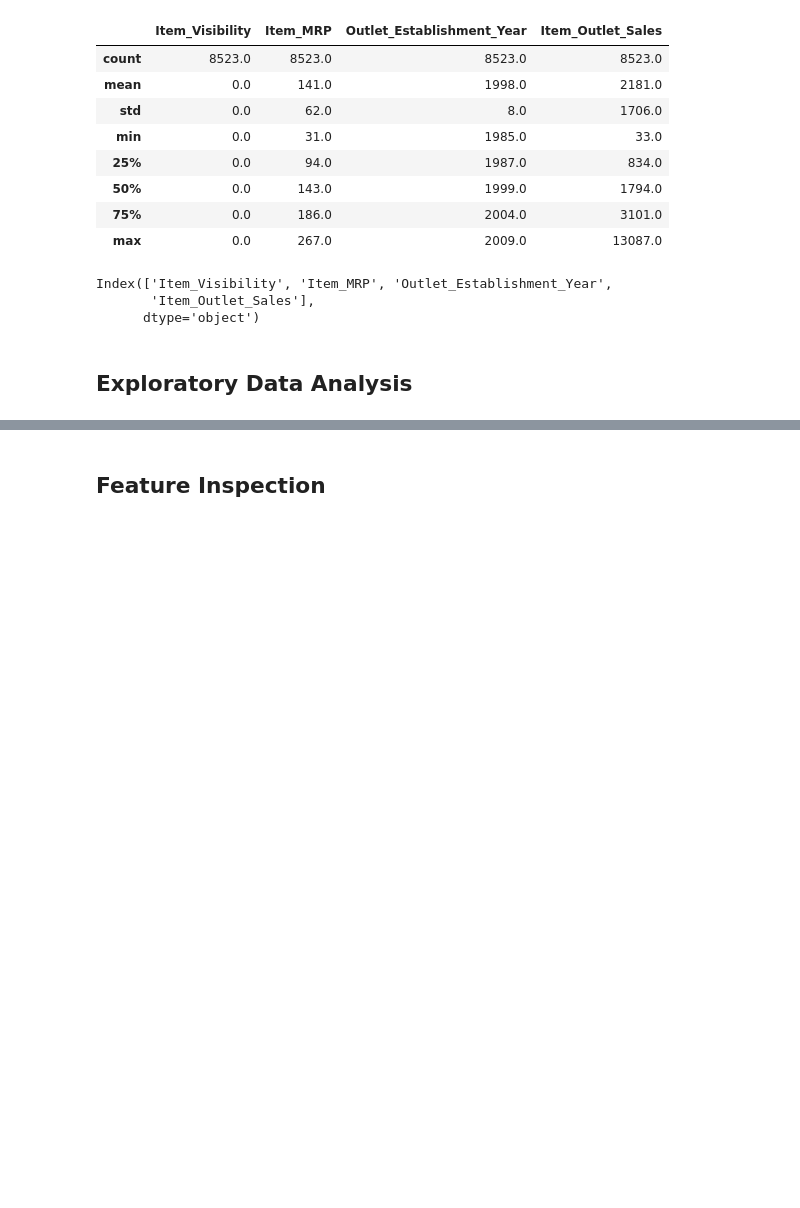
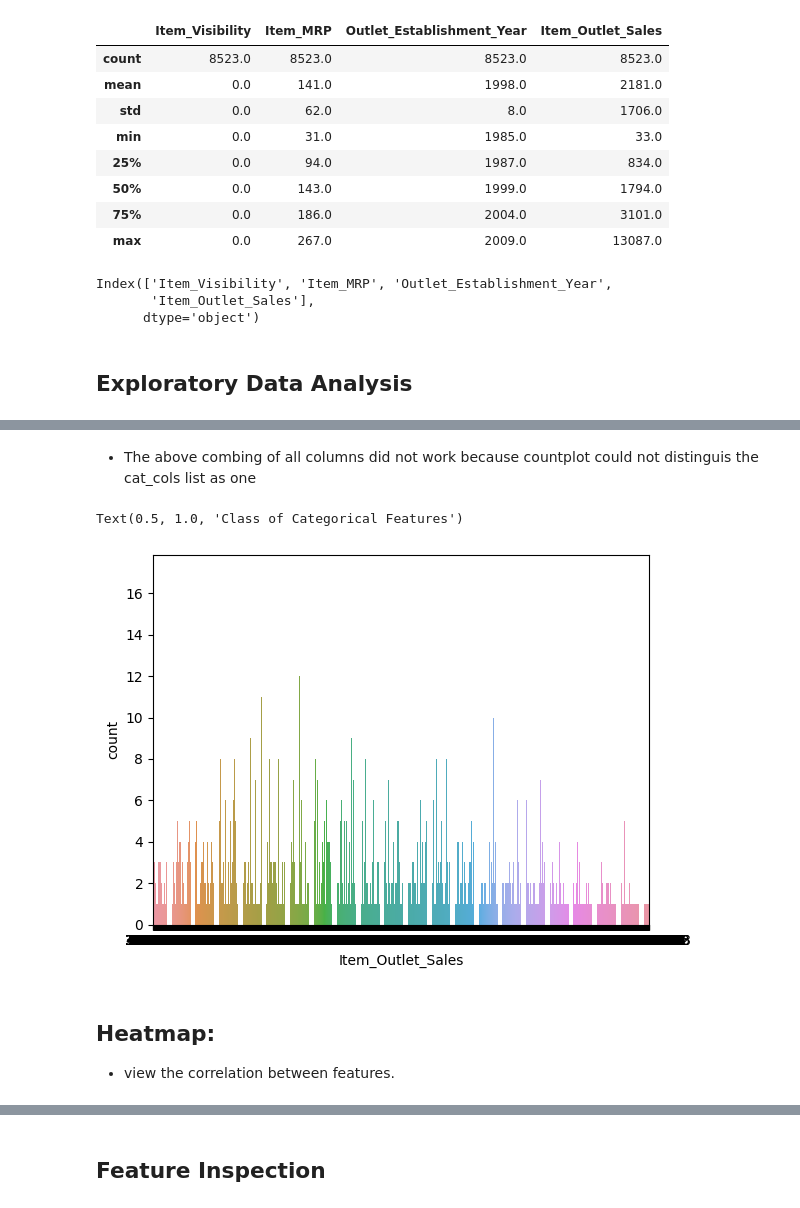
Before and after one commit to VALDE021/Prediction-of-Product-Sales, a Jupyter notebook: Eric_N_Valdez's_Prediction_of_Product_Sales.ipynb, the cells around one changed output, grey strips where cells are left out. Cells and saved outputs as stored; diff of their text form; code cells hidden in the pictures; blank space fills up the shorter version.

```diff
--- a/Eric_N_Valdez's_Prediction_of_Product_Sales.ipynb
+++ b/Eric_N_Valdez's_Prediction_of_Product_Sales.ipynb
@@ -376,0 +441,13 @@ Index(['Item_Visibility', 'Item_MRP', 'Outlet_Establishment_Year',
+# %% [markdown]
+- The above combing of all columns did not work because countplot could not distinguis the cat_cols list as one
+# %%
+# Creating a MatplotLib in seaborn.countplot()
+sns.countplot(x = 'Item_Outlet_Sales', data = df_sales)
+# Setting a title
+ax.set_title('Class of Categorical Features')
+# %% [output]
+Text(0.5, 1.0, 'Class of Categorical Features')
+[figure, added]
+# %% [markdown]
+## Heatmap:
+- view the correlation between features.
```
Also changed, not shown: parts of 17 cells of this notebook.
